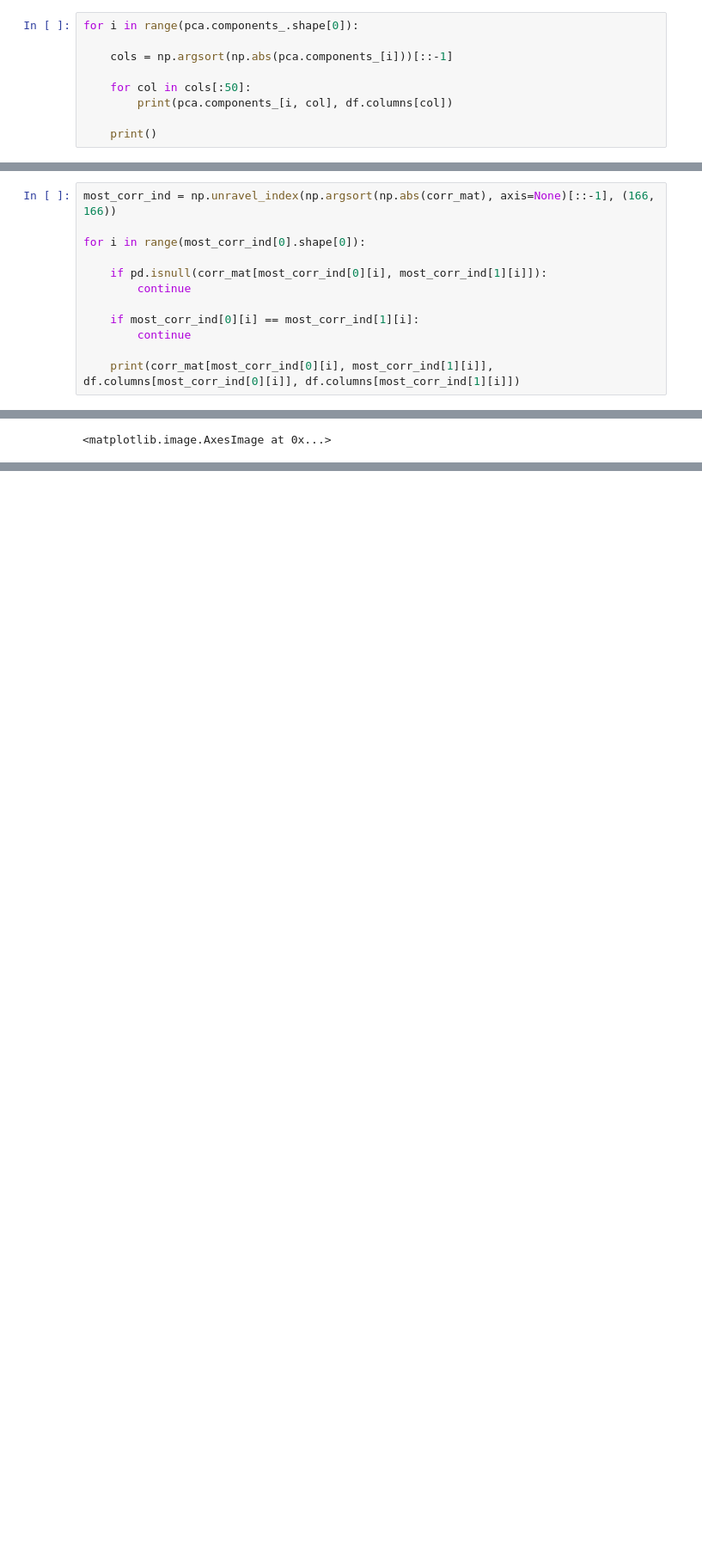
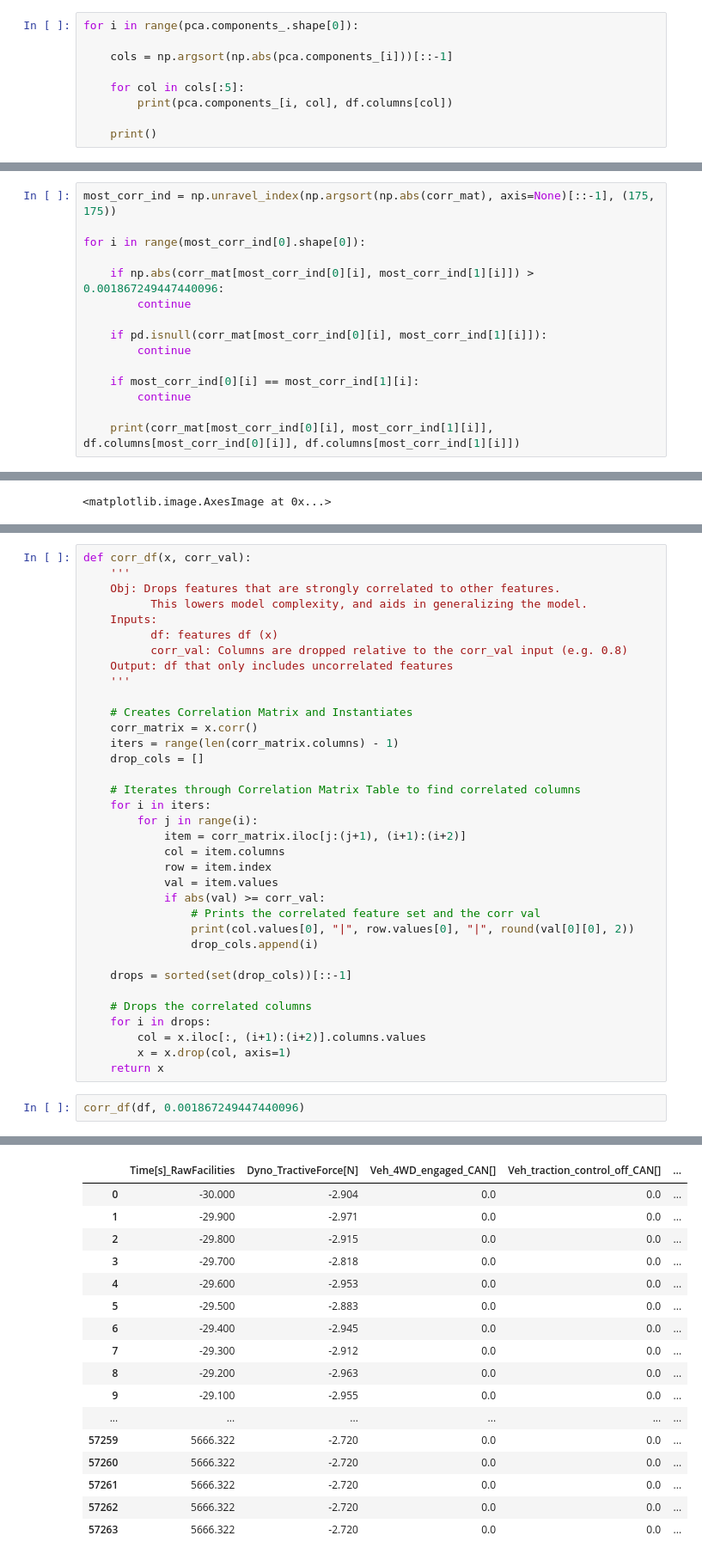
Before and after one commit to RobertDurfee/VehicleSimulation, a Jupyter notebook: PCA.ipynb, the cells around one changed output, grey strips where cells are left out. Shown at 86% size. Saved outputs shown, nothing was run; the diff lists cells and outputs as text; blank space fills up the shorter version.

```diff
--- a/PCA.ipynb
+++ b/PCA.ipynb
@@ -38,7 +44,7 @@ for i in range(pca.components_.shape[0]):
 
     cols = np.argsort(np.abs(pca.components_[i]))[::-1]
 
-    for col in cols[:50]:
+    for col in cols[:5]:
         print(pca.components_[i, col], df.columns[col])
 
     print()
@@ -65,7 +79,10 @@ corr_mat = df.corr().values
 # %%
-most_corr_ind = np.unravel_index(np.argsort(np.abs(corr_mat), axis=None)[::-1], (166, 166))
+most_corr_ind = np.unravel_index(np.argsort(np.abs(corr_mat), axis=None)[::-1], (175, 175))
 
 for i in range(most_corr_ind[0].shape[0]):
+
+    if np.abs(corr_mat[most_corr_ind[0][i], most_corr_ind[1][i]]) > 0.001867249447440096:
+        continue
 
     if pd.isnull(corr_mat[most_corr_ind[0][i], most_corr_ind[1][i]]):
         continue
@@ -100,0 +124,38 @@ plt.matshow(corr_mat)
+# %%
+def corr_df(x, corr_val):
+    '''
+    Obj: Drops features that are strongly correlated to other features.
+          This lowers model complexity, and aids in generalizing the model.
+    Inputs:
+          df: features df (x)
+          corr_val: Columns are dropped relative to the corr_val input (e.g. 0.8)
+    Output: df that only includes uncorrelated features
+    '''
+
+    # Creates Correlation Matrix and Instantiates
+    corr_matrix = x.corr()
+    iters = range(len(corr_matrix.columns) - 1)
+    drop_cols = []
+
+    # Iterates through Correlation Matrix Table to find correlated columns
+    for i in iters:
+        for j in range(i):
+            item = corr_matrix.iloc[j:(j+1), (i+1):(i+2)]
+            col = item.columns
+            row = item.index
+            val = item.values
+            if abs(val) >= corr_val:
+                # Prints the correlated feature set and the corr val
+                print(col.values[0], "|", row.values[0], "|", round(val[0][0], 2))
+                drop_cols.append(i)
+
+    drops = sorted(set(drop_cols))[::-1]
+
+    # Drops the correlated columns
+    for i in drops:
+        col = x.iloc[:, (i+1):(i+2)].columns.values
+        x = x.drop(col, axis=1)
+    return x
+# %%
+corr_df(df, 0.001867249447440096)
+# %% [output]
@@ -100,0 +179,17 @@ plt.matshow(corr_mat)
+|  | Time[s]_RawFacilities | Dyno_TractiveForce[N] | Veh_4WD_engaged_CAN[] | Veh_traction_control_off_CAN[] | ... |
+| 0 | -30.000 | -2.904 | 0.0 | 0.0 | ... |
+| 1 | -29.900 | -2.971 | 0.0 | 0.0 | ... |
+| 2 | -29.800 | -2.915 | 0.0 | 0.0 | ... |
+| 3 | -29.700 | -2.818 | 0.0 | 0.0 | ... |
+| 4 | -29.600 | -2.953 | 0.0 | 0.0 | ... |
+| 5 | -29.500 | -2.883 | 0.0 | 0.0 | ... |
+| 6 | -29.400 | -2.945 | 0.0 | 0.0 | ... |
+| 7 | -29.300 | -2.912 | 0.0 | 0.0 | ... |
+| 8 | -29.200 | -2.963 | 0.0 | 0.0 | ... |
+| 9 | -29.100 | -2.955 | 0.0 | 0.0 | ... |
+| ... | ... | ... | ... | ... | ... |
+| 57259 | 5666.322 | -2.720 | 0.0 | 0.0 | ... |
+| 57260 | 5666.322 | -2.720 | 0.0 | 0.0 | ... |
+| 57261 | 5666.322 | -2.720 | 0.0 | 0.0 | ... |
+| 57262 | 5666.322 | -2.720 | 0.0 | 0.0 | ... |
+| 57263 | 5666.322 | -2.720 | 0.0 | 0.0 | ... |
```
Also changed, not shown: parts of 12 cells of this notebook, 3 other files.
